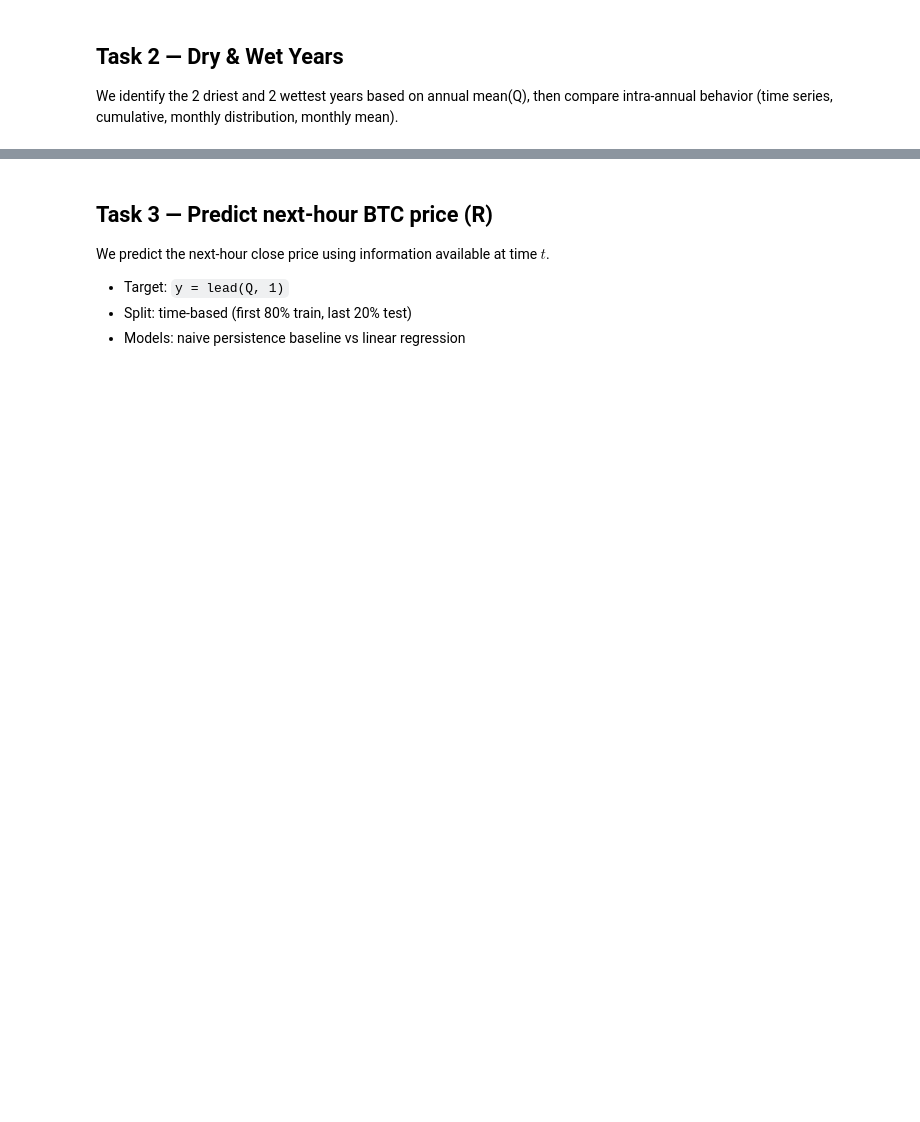
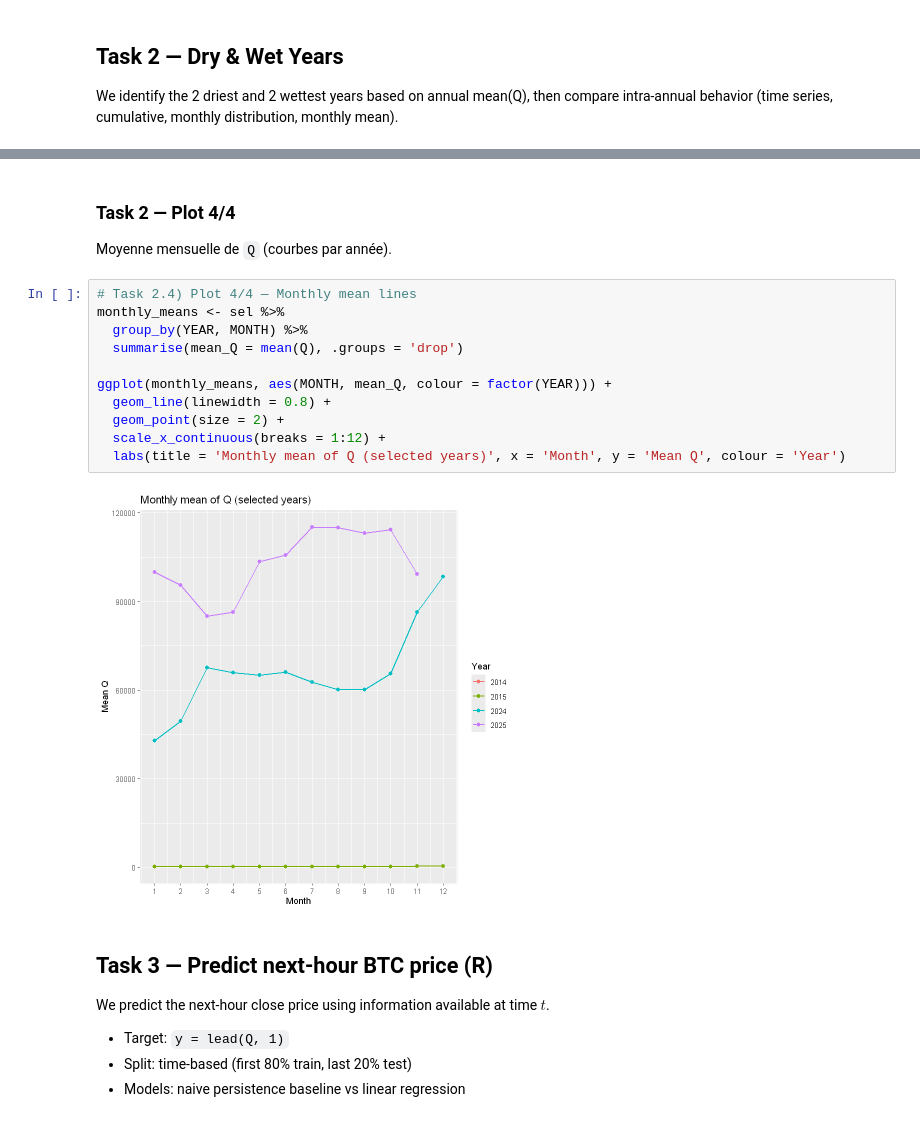
Before and after one commit to Nadhir1210/btc-_hourly, a Jupyter notebook: btc_analysis_R.ipynb, the cells around one changed output, grey strips where cells are left out. Drawn from its saved outputs; the diff is of its cells as text; blank space fills up the shorter version.

```diff
--- a/btc_analysis_R.ipynb
+++ b/btc_analysis_R.ipynb
@@ -244,3 +444,19 @@ ggplot(monthly_means, aes(MONTH, mean_Q, colour = factor(YEAR))) +
+# %% [markdown]
+### Task 2 — Plot 4/4
+Moyenne mensuelle de `Q` (courbes par année).
+# %%
+# Task 2.4) Plot 4/4 — Monthly mean lines
+monthly_means <- sel %>%
+  group_by(YEAR, MONTH) %>%
+  summarise(mean_Q = mean(Q), .groups = 'drop')
+
+ggplot(monthly_means, aes(MONTH, mean_Q, colour = factor(YEAR))) +
+  geom_line(linewidth = 0.8) +
+  geom_point(size = 2) +
+  scale_x_continuous(breaks = 1:12) +
+  labs(title = 'Monthly mean of Q (selected years)', x = 'Month', y = 'Mean Q', colour = 'Year')
+# %% [output]
+[figure, added]
 # %% [markdown]
 ## Task 3 — Predict next-hour BTC price (R)
 
```
Also changed, not shown: parts of 51 cells of this notebook, 1 other file.
